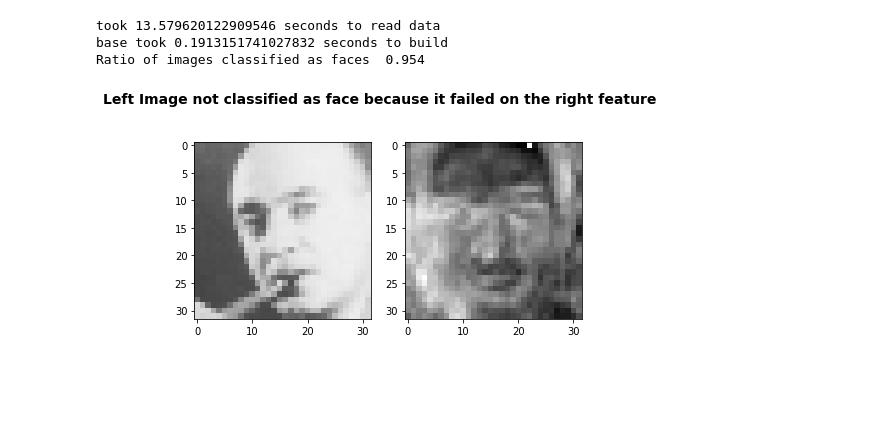
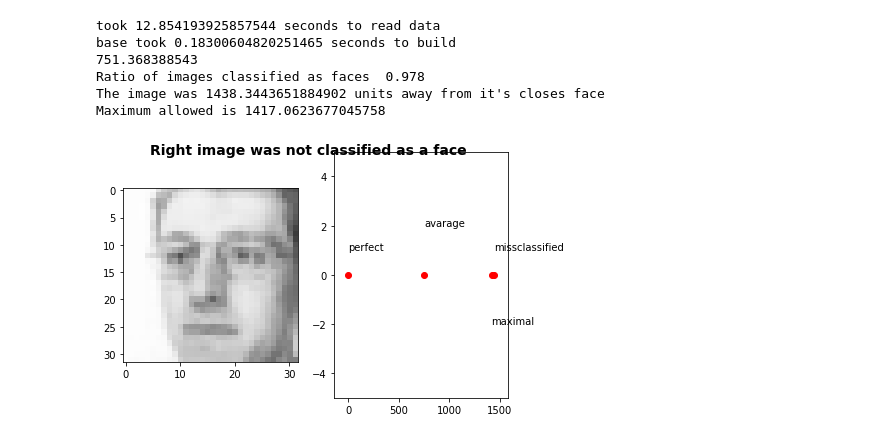
Before and after one commit to JonasRSV/Eigenfaceinator, a Jupyter notebook: eigenfaces.ipynb, the cells around one changed output. Drawn from its saved outputs; the diff is of its cells as text; code cells hidden in the pictures; blank space fills up the shorter version.

```diff
--- a/eigenfaces.ipynb
+++ b/eigenfaces.ipynb
@@ -43,50 +42,73 @@ from matplotlib import pyplot as plt
 
 time_stamp_pre = time()
 
-(train_data, random_train, test_data) = get_training_test_and_real_test_data()
+(base_data, training_data, test_data) =\
+    get_training_test_and_real_test_data()
 
 print("took {} seconds to read data"
        .format(time() - time_stamp_pre))
 
 classifier = Eigenclassifier(base_dim=20)
 
 # Try Changing some of these values and see what changes! :)
-# classifier = Eigenclassifier(base_dim=20, allowed_feature_failures=0, orthogonalize=True)
+# classifier = Eigenclassifier(base_dim=20, orthogonalize=True)
 
-classifier.build_base(train_data)
-classifier.define_face_space(train_data)
+classifier.build_base(base_data)
+classifier.get_min_distance_to_faces(base_data, training_data)
 
 fig, (ax1, ax2) = plt.subplots(1, 2)
+
+
+# If you want to induce some failure change the allowed maximum
+classifier.maximal_allowed_distance = classifier.maximal_allowed_distance * 0.9
+
 im = None
-axis = None
+total_proximity = 0
+proximity = 0
+failures = 0
 first_error_found = False
-failures = 0
 for image in test_data:
-    (is_part_of_class, axis_failure) = classifier.predict(image)
-
+    (is_part_of_class, distance_from_face) = classifier.predict(image)
+    total_proximity += distance_from_face
     if not is_part_of_class and not first_error_found:
         im = image
-        axis = axis_failure
+        proximity = distance_from_face
         first_error_found = True
 
     if not is_part_of_class:
         failures += 1
 
+
+avarage_proximity = total_proximity / len(test_data)
+print(avarage_proximity)
+
+max_limit = max(avarage_proximity, proximity)
+
 print("Ratio of images classified as faces ", 1 - failures / len(test_data))
 
 if not im is None:
     ax1.imshow(vector_to_image(im, (32, 32)))
-    failed_axis = classifier.eigen_base_hd[axis]
-    displayable_image = vector_to_image(classifier.displayable_vector(failed_axis), (32, 32))
-    ax2.imshow(displayable_image)
+    ax2.set_xlim((-(0.1*max_limit), max_limit + 0.1 * max_limit))
+    ax2.set_ylim((-5, 5))
+    ax2.annotate("perfect", (0, 1))
+    ax2.annotate("avarage", (avarage_proximity, 2))
+    ax2.annotate("maximal", (classifier.maximal_allowed_distance, -2))
+    ax2.annotate("missclassified", (proximity, 1))
+    ax2.plot([0, avarage_proximity, classifier.maximal_allowed_distance, proximity],
+             [0, 0, 0, 0], "ro")
 
-    fig.suptitle('Left Image not classified as face because it failed on the right feature', fontsize=14, fontweight='bold')
+    print("The image was {} units away from it's closes face".format(proximity))
+    print("Maximum allowed is {}".format(classifier.maximal_allowed_distance))
+    fig.suptitle('Right image was not classified as a face', fontsize=14, fontweight='bold')
     plt.tight_layout()
     plt.show()
 else:
     print("No face failed, all were classified as positives :(")
 # %% [output]
-took 13.579620122909546 seconds to read data
-base took 0.1913151741027832 seconds to build
-Ratio of images classified as faces  0.954
+took 12.854193925857544 seconds to read data
+base took 0.18300604820251465 seconds to build
+751.368388543
+Ratio of images classified as faces  0.978
+The image was 1438.3443651884902 units away from it's closes face
+Maximum allowed is 1417.0623677045758
-[figure, old version]
+[figure, new version]
```
Also changed, not shown: parts of 5 cells of this notebook, 1 other file.
